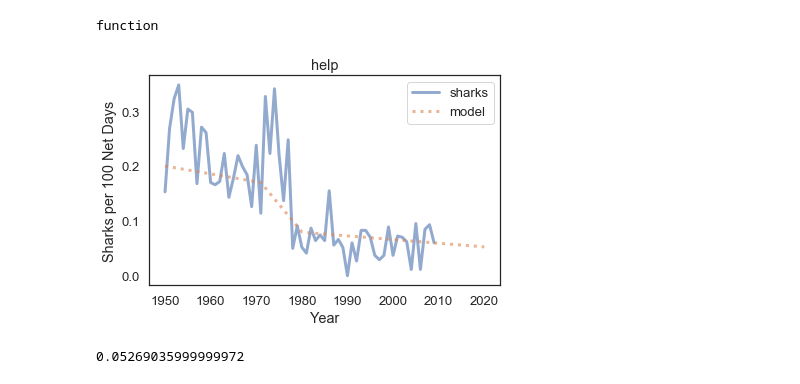
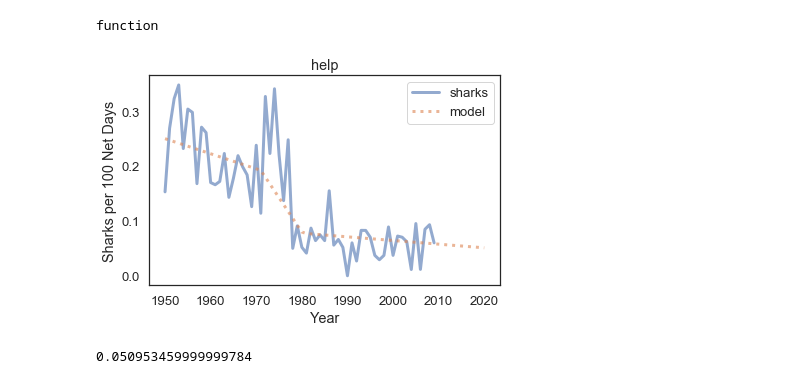
Before and after one commit to dreamofjade/ModSimPy, a Jupyter notebook: code/Proj1Shark-Copy1.ipynb, the cells around one changed output. Drawn from its saved outputs; the diff is of its cells as text; code cells hidden in the pictures.

```diff
--- a/code/Proj1Shark-Copy1.ipynb
+++ b/code/Proj1Shark-Copy1.ipynb
@@ -166,7 +162,7 @@ def run_simulation(system, update_func):
     returns: TimeSeries
     """
     results = TimeSeries()
-    results[t_0] = .2
+    results[t_0] = .25
 
     for t in linrange(1950, 2020):
         results[t+1] = update_func1(t, results)
@@ -192,11 +188,11 @@ def update_func1(year, results):
     returns: population next year
     """
     if  1970 < year < 1980:
-        net_growth = -.01
+        net_growth = -.0125
     elif year > 1980:
         net_growth = -.00066786
     else:
-        net_growth = -.00142105
+        net_growth = -.00275
     return results[year] + net_growth
 # %%
 update_func1
@@ -209,10 +205,10 @@ function
 # %%
 results = run_simulation(system, update_func1)
 results
-plot_results(results, 'title')
+plot_results(results, 'Shark Population in Australia')
 # %% [output]
-[figure, old version]
+[figure, new version]
 # %%
 results[2020]
 # %% [output]
-0.05269035999999972
+0.050953459999999784
```
Also changed, not shown: parts of 2 cells of this notebook, 6 other files.
